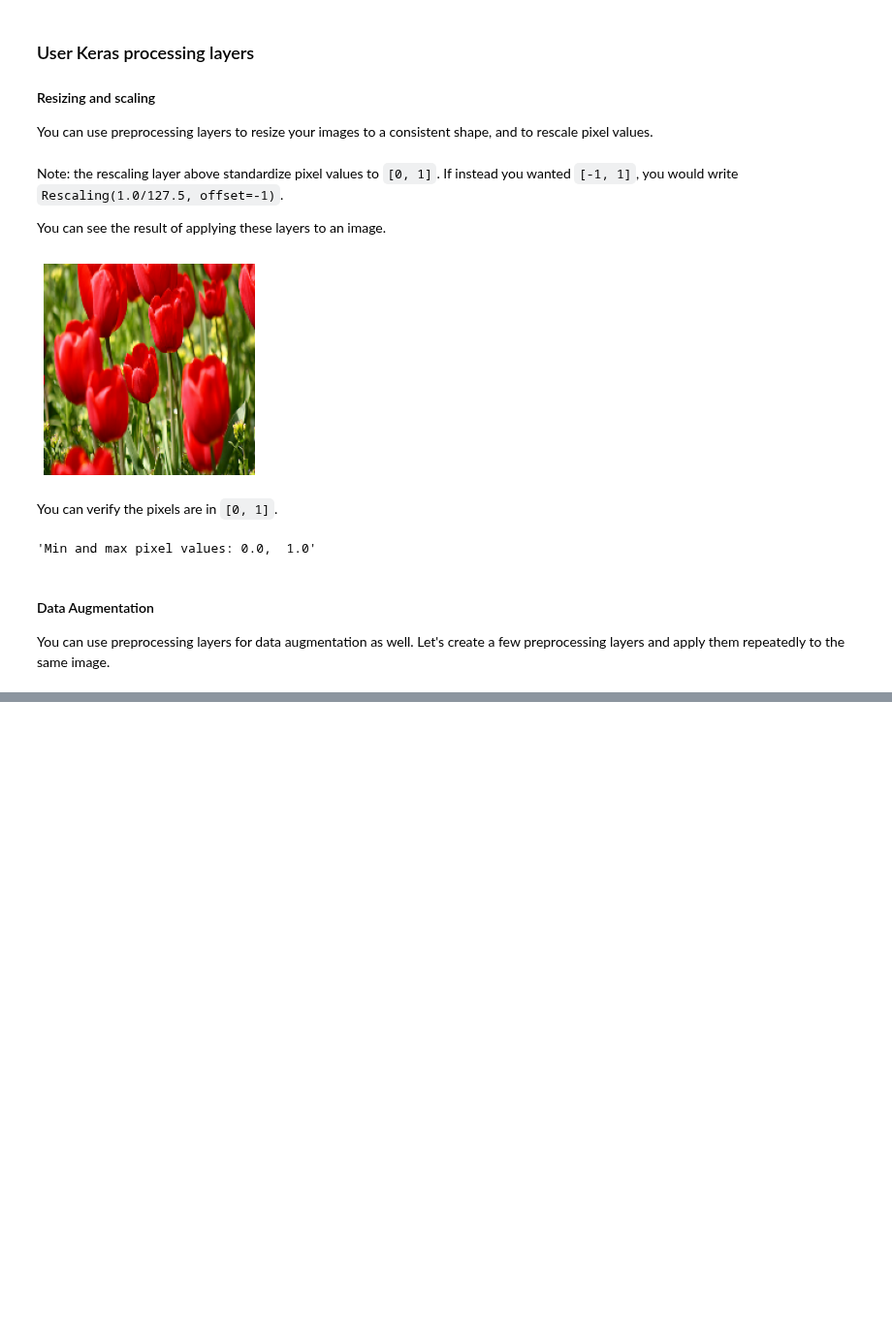
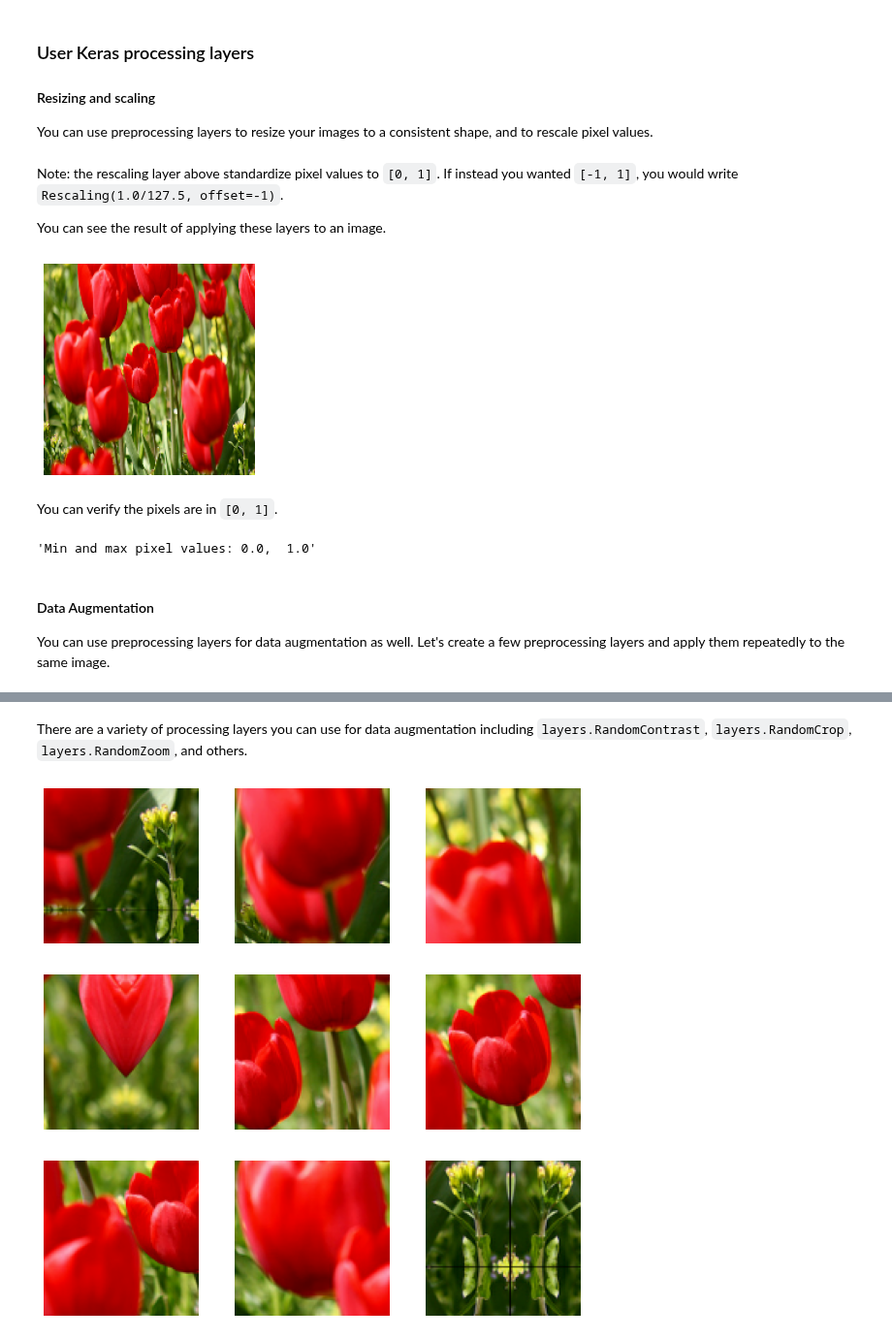
Before and after one commit to martin-fabbri/colab-notebooks, a Jupyter notebook: deeplearning.ai/tf/data_augmentation.ipynb, the cells around one changed output, grey strips where cells are left out. Shown at 97% size. Cells and saved outputs as stored; diff of their text form; code cells hidden in the pictures; blank space fills up the shorter version.

```diff
--- a/deeplearning.ai/tf/data_augmentation.ipynb
+++ b/deeplearning.ai/tf/data_augmentation.ipynb
@@ -138,0 +136,16 @@ ValueError: ignored
+# %% [markdown]
+There are a variety of processing layers you can use for data augmentation including `layers.RandomContrast`, `layers.RandomCrop`, `layers.RandomZoom`, and others.
+# %%
+data_augmentation = tf.keras.Sequential([
+  layers.experimental.preprocessing.RandomZoom(height_factor=(0.2, 0.3)),
+  layers.experimental.preprocessing.RandomCrop(height=100, width=100)
+])
+
+plt.figure(figsize=(10, 10))
+for i in range(9):
+  augmented_image = data_augmentation(batch_image)
+  ax = plt.subplot(3, 3, i + 1)
+  plt.imshow(augmented_image[0])
+  plt.axis('off')
+# %% [output]
+[figure, added]
```
Also changed, not shown: parts of 5 cells of this notebook.
